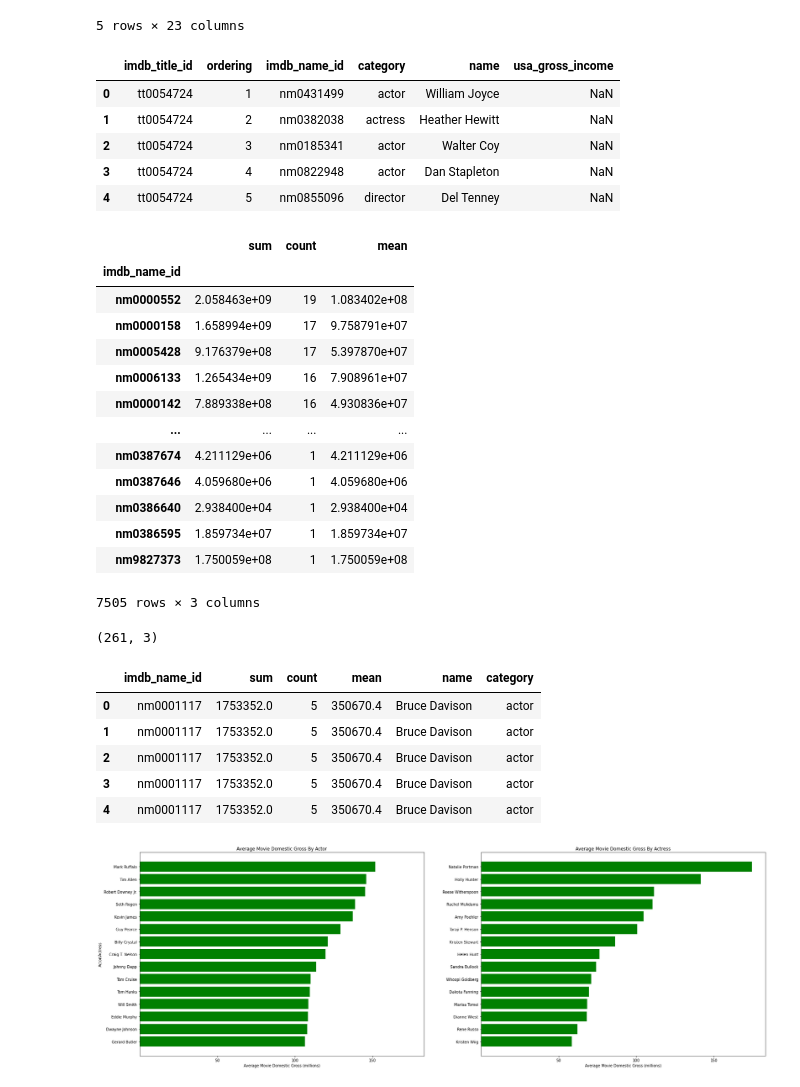
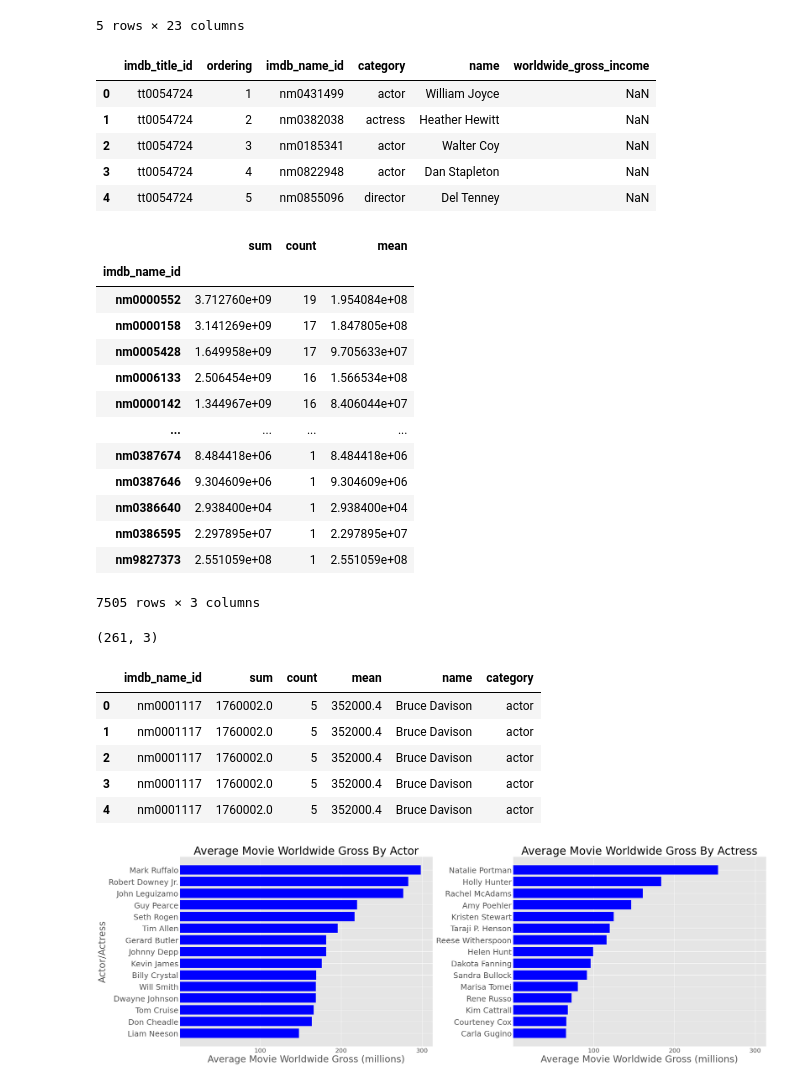
Before and after one commit to Kkies/movie-market-analysis, a Jupyter notebook: best crew members.ipynb, the cells around one changed output. Cells and saved outputs as stored; diff of their text form; code cells hidden in the pictures.

```diff
--- a/best crew members.ipynb
+++ b/best crew members.ipynb
@@ -44,13 +45,13 @@ b_r.drop(columns = ['Unnamed: 0', 'year', 'date_published', 'genre', 'duration',
                    'language', 'actors', 'description'], inplace = True)
 # %%
 # merging crew members, (actors/actresses, directors, composers) with their respective movie titles
-# we want the usa_gross_income for those movies
-new = m_c.merge(b_r[['imdb_title_id', 'usa_gross_income']], how='left', left_on='imdb_title_id', right_on='imdb_title_id')
+# we want the worldwide_gross_income for those movies
+new = m_c.merge(b_r[['imdb_title_id', 'worldwide_gross_income']], how='left', left_on='imdb_title_id', right_on='imdb_title_id')
 new.head()
 
 # lots of NaN values for many crew members
 # %% [output]
-|  | imdb_title_id | ordering | imdb_name_id | category | name | usa_gross_income |
+|  | imdb_title_id | ordering | imdb_name_id | category | name | worldwide_gross_income |
 | 0 | tt0054724 | 1 | nm0431499 | actor | William Joyce | NaN |
 | 1 | tt0054724 | 2 | nm0382038 | actress | Heather Hewitt | NaN |
 | 2 | tt0054724 | 3 | nm0185341 | actor | Walter Coy | NaN |
@@ -60,25 +61,25 @@ new.head()
 new.dropna(axis='index', inplace=True)
 # %%
 # grouping by their name_id and getting a count, sum, and mean
-new.groupby(by='imdb_name_id')['usa_gross_income'].agg(['sum', 'count', 'mean']).sort_values('count', ascending=False)
+new.groupby(by='imdb_name_id')['worldwide_gross_income'].agg(['sum', 'count', 'mean']).sort_values('count', ascending=False)
 # %% [output]
 |  | sum | count | mean |
 | imdb_name_id |  |  |  |
-| nm0000552 | 2.058463e+09 | 19 | 1.083402e+08 |
-| nm0000158 | 1.658994e+09 | 17 | 9.758791e+07 |
-| nm0005428 | 9.176379e+08 | 17 | 5.397870e+07 |
-| nm0006133 | 1.265434e+09 | 16 | 7.908961e+07 |
-| nm0000142 | 7.889338e+08 | 16 | 4.930836e+07 |
+| nm0000552 | 3.712760e+09 | 19 | 1.954084e+08 |
+| nm0000158 | 3.141269e+09 | 17 | 1.847805e+08 |
+| nm0005428 | 1.649958e+09 | 17 | 9.705633e+07 |
+| nm0006133 | 2.506454e+09 | 16 | 1.566534e+08 |
+| nm0000142 | 1.344967e+09 | 16 | 8.406044e+07 |
 | ... | ... | ... | ... |
-| nm0387674 | 4.211129e+06 | 1 | 4.211129e+06 |
-| nm0387646 | 4.059680e+06 | 1 | 4.059680e+06 |
+| nm0387674 | 8.484418e+06 | 1 | 8.484418e+06 |
+| nm0387646 | 9.304609e+06 | 1 | 9.304609e+06 |
 | nm0386640 | 2.938400e+04 | 1 | 2.938400e+04 |
-| nm0386595 | 1.859734e+07 | 1 | 1.859734e+07 |
-| nm9827373 | 1.750059e+08 | 1 | 1.750059e+08 |
+| nm0386595 | 2.297895e+07 | 1 | 2.297895e+07 |
+| nm9827373 | 2.551059e+08 | 1 | 2.551059e+08 |
 7505 rows × 3 columns
 # %%
 # sorting by the mean
-name_df = new.groupby(by=['imdb_name_id', 'category'])['usa_gross_income'].agg(['sum', 'count', 'mean']).sort_values('mean')
+name_df = new.groupby(by=['imdb_name_id', 'category'])['worldwide_gross_income'].agg(['sum', 'count', 'mean']).sort_values('mean')
 # %%
 # we only want those crew members who have participated in at least 5 movies
 name_df = name_df[name_df['count'] > 4].sort_values(by='mean')
@@ -92,34 +93,39 @@ total = name_df.merge(m_c[['name', 'category', 'imdb_name_id']], how='left', lef
 total.head()
 # %% [output]
 |  | imdb_name_id | sum | count | mean | name | category |
-| 0 | nm0001117 | 1753352.0 | 5 | 350670.4 | Bruce Davison | actor |
-| 1 | nm0001117 | 1753352.0 | 5 | 350670.4 | Bruce Davison | actor |
-| 2 | nm0001117 | 1753352.0 | 5 | 350670.4 | Bruce Davison | actor |
-| 3 | nm0001117 | 1753352.0 | 5 | 350670.4 | Bruce Davison | actor |
-| 4 | nm0001117 | 1753352.0 | 5 | 350670.4 | Bruce Davison | actor |
+| 0 | nm0001117 | 1760002.0 | 5 | 352000.4 | Bruce Davison | actor |
+| 1 | nm0001117 | 1760002.0 | 5 | 352000.4 | Bruce Davison | actor |
+| 2 | nm0001117 | 1760002.0 | 5 | 352000.4 | Bruce Davison | actor |
+| 3 | nm0001117 | 1760002.0 | 5 | 352000.4 | Bruce Davison | actor |
+| 4 | nm0001117 | 1760002.0 | 5 | 352000.4 | Bruce Davison | actor |
 # %%
 total.drop_duplicates(inplace=True)
 # %%
+style.use('ggplot')
+
 fig, (ax1, ax2) = plt.subplots(1,2, sharex=True, figsize=(30,10))
 
 x = total.query("category == 'actor'")['name'].tail(15)
 y = total.query("category == 'actor'")['mean'].tail(15)
 ax1.set_title('Actors to Scout For')
-ax1.barh(x, y, color='g')
+ax1.barh(x, y, color='b')
 
 a = total.query("category == 'actress'")['name'].tail(15)
 b = total.query("category == 'actress'")['mean'].tail(15)
-ax2.set_title('Actresses to Scout For')
-ax2.barh(a, b, color='g')
+ax2.barh(a, b, color='b')
 
-ax1.set_xlabel('Average Movie Domestic Gross (millions)')
-ax1.set_title('Average Movie Domestic Gross By Actor')
-ax2.set_title('Average Movie Domestic Gross By Actress')
-ax2.set_xlabel('Average Movie Domestic Gross (millions)')
-ax1.set_ylabel('Actor/Actress')
-ax1.set_xticks(np.linspace(50_000_000, 150_000_000, num=3))
-ax2.set_xticklabels([50,100,150])
+ax1.set_xlabel('Average Movie Worldwide Gross (millions)', fontsize=30)
+ax1.set_title('Average Movie Worldwide Gross By Actor', fontsize=35)
+ax2.set_title('Average Movie Worldwide Gross By Actress', fontsize=35)
+ax2.set_xlabel('Average Movie Worldwide Gross (millions)', fontsize=30)
+ax1.set_ylabel('Actor/Actress', fontsize=30)
+ax1.set_xticks(np.linspace(150_000_000, 450_000_000, num=3), )
+ax2.set_xticklabels([100,200,300], fontsize=20)
+ax1.set_xticklabels([100,200,300], fontsize=20)
+ax1.set_yticklabels(labels = x, fontsize=25)
+ax2.set_yticklabels(labels = a, fontsize=25)
+plt.tight_layout()
 plt.show();
 # %% [output]
-[figure, old version]
+[figure, new version]
 # %%
```
Also changed, not shown: parts of 3 cells of this notebook, 2 other files.
